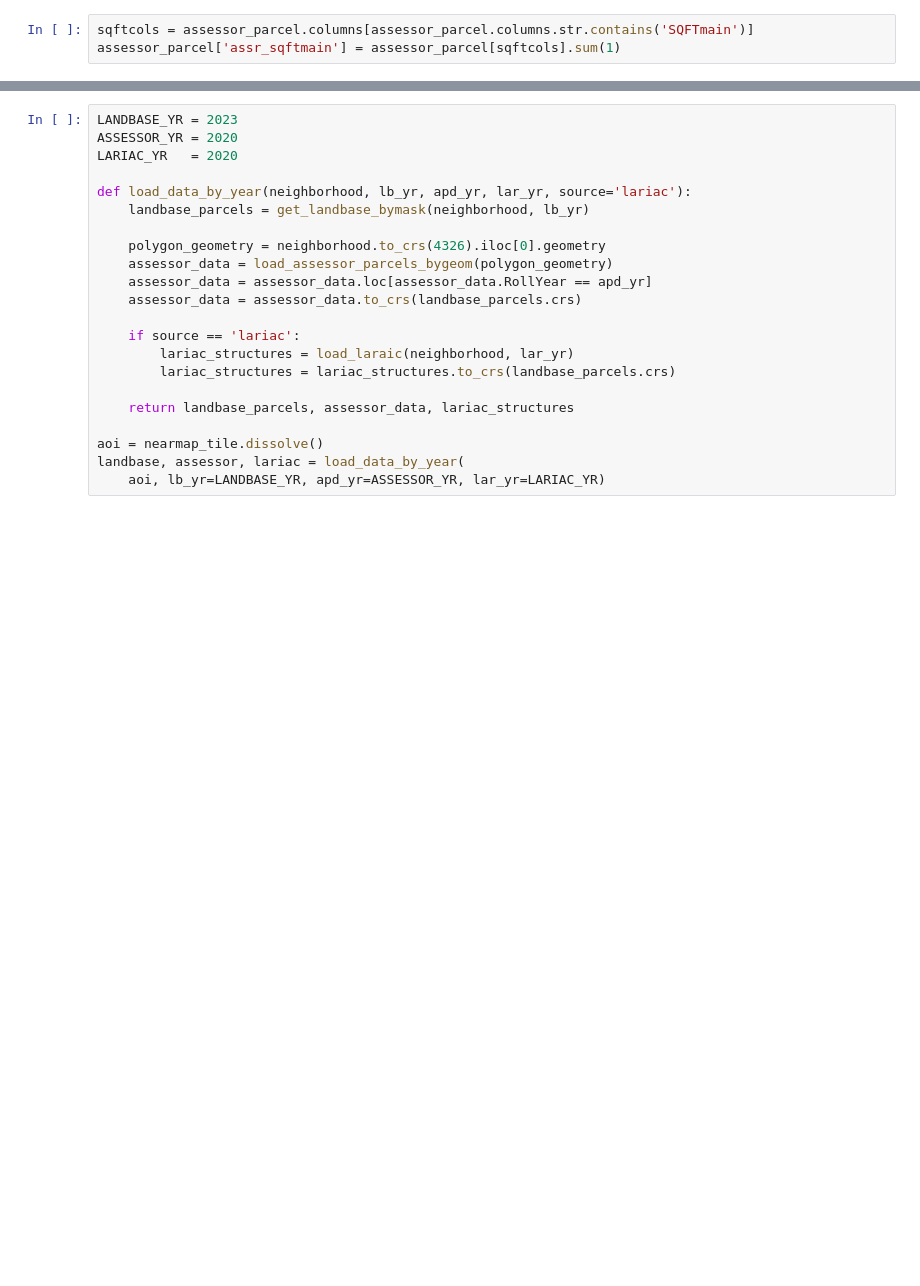
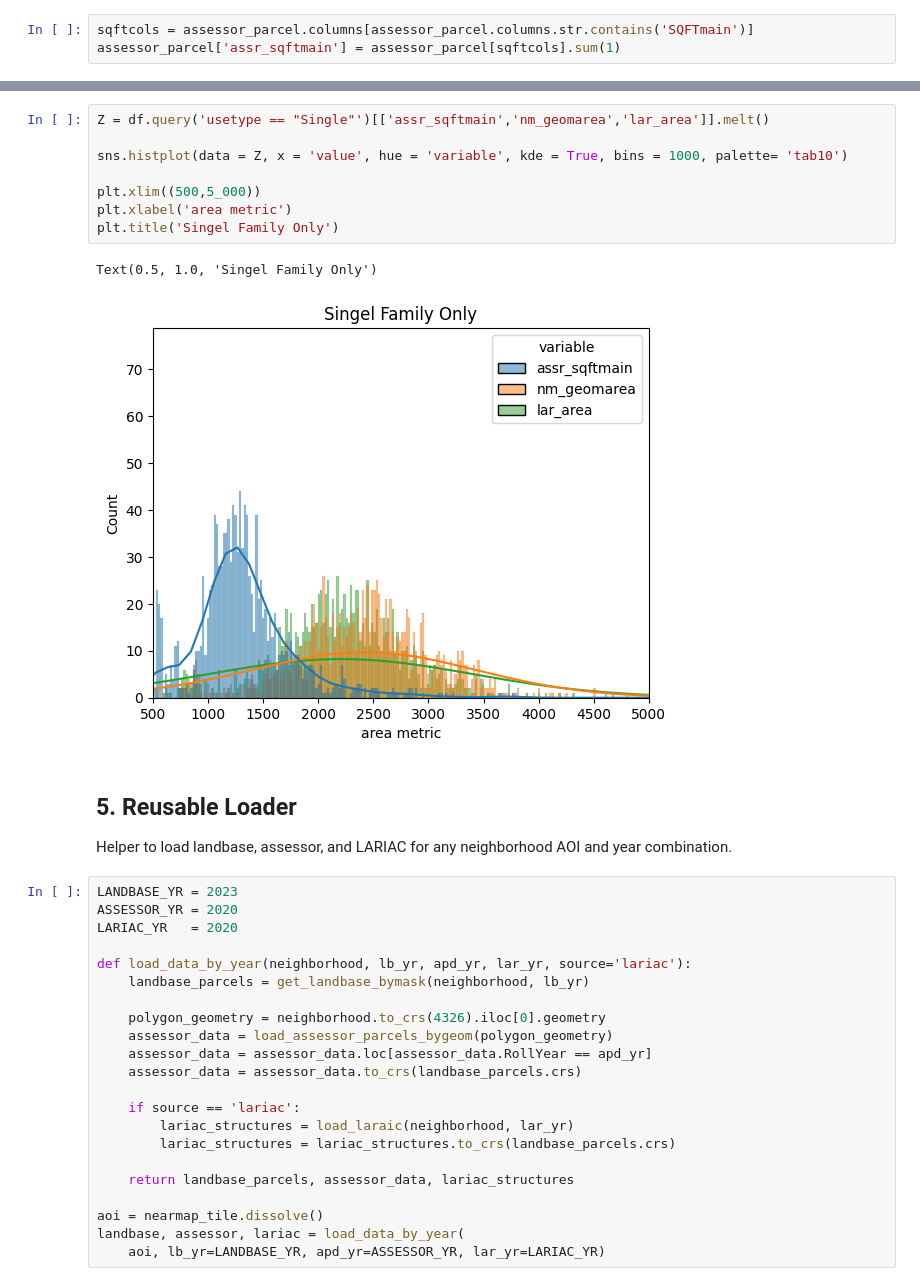
Before and after one commit to AdamSwietek/Hidden_Housing, a Jupyter notebook: notebooks/eda/feb22.ipynb, the cells around one changed output, grey strips where cells are left out. Drawn from its saved outputs; the diff is of its cells as text; blank space fills up the shorter version.

```diff
--- a/notebooks/eda/feb22.ipynb
+++ b/notebooks/eda/feb22.ipynb
@@ -140,3 +141,18 @@ plt.plot([0, 15000], [0, 15000], 'k--', lw=1, label='1:1')
+# %%
+Z = df.query('usetype == "Single"')[['assr_sqftmain','nm_geomarea','lar_area']].melt()
+
+sns.histplot(data = Z, x = 'value', hue = 'variable', kde = True, bins = 1000, palette= 'tab10')
+
+plt.xlim((500,5_000))
+plt.xlabel('area metric')
+plt.title('Singel Family Only')
+# %% [output]
+Text(0.5, 1.0, 'Singel Family Only')
+[figure, added]
+# %% [markdown]
+## 5. Reusable Loader
+
+Helper to load landbase, assessor, and LARIAC for any neighborhood AOI and year combination.
 # %%
 LANDBASE_YR = 2023
 ASSESSOR_YR = 2020
```
Also changed, not shown: parts of 16 cells of this notebook.
